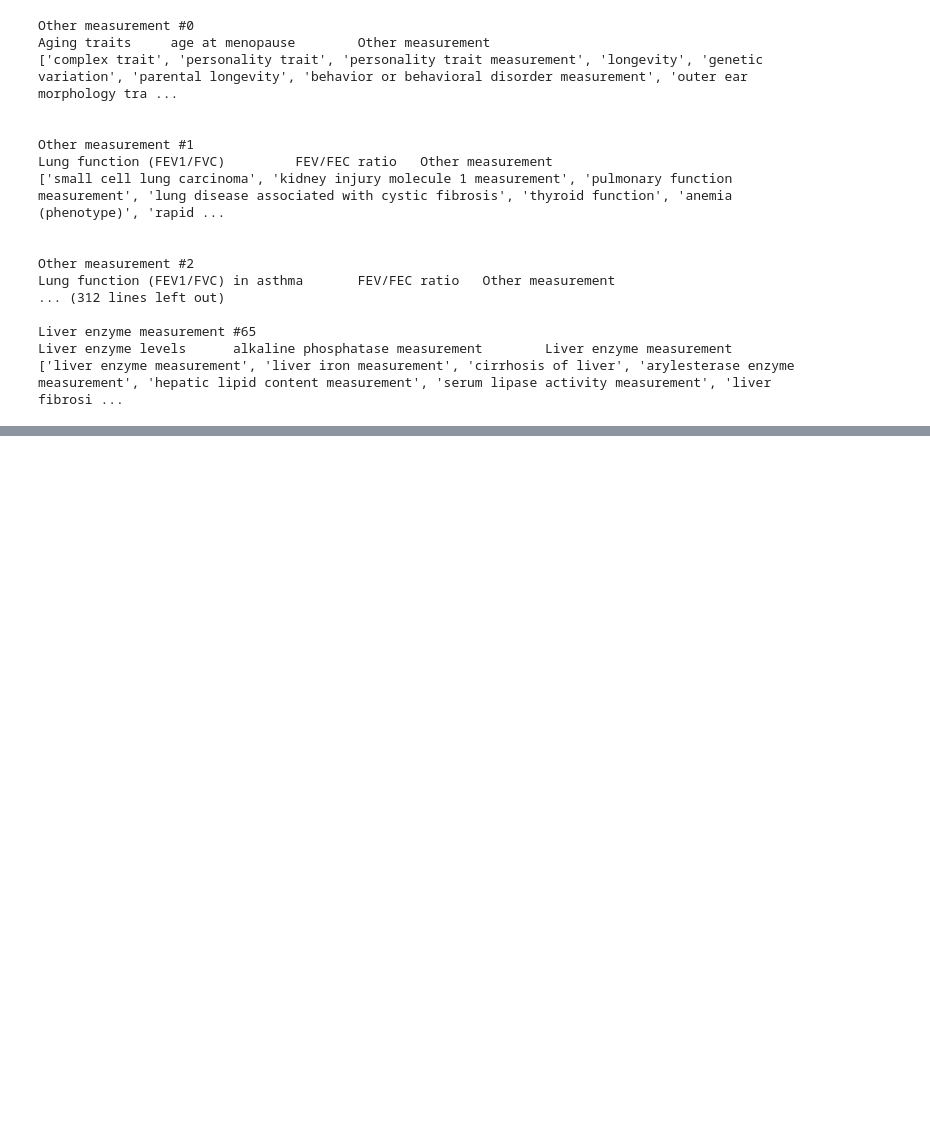
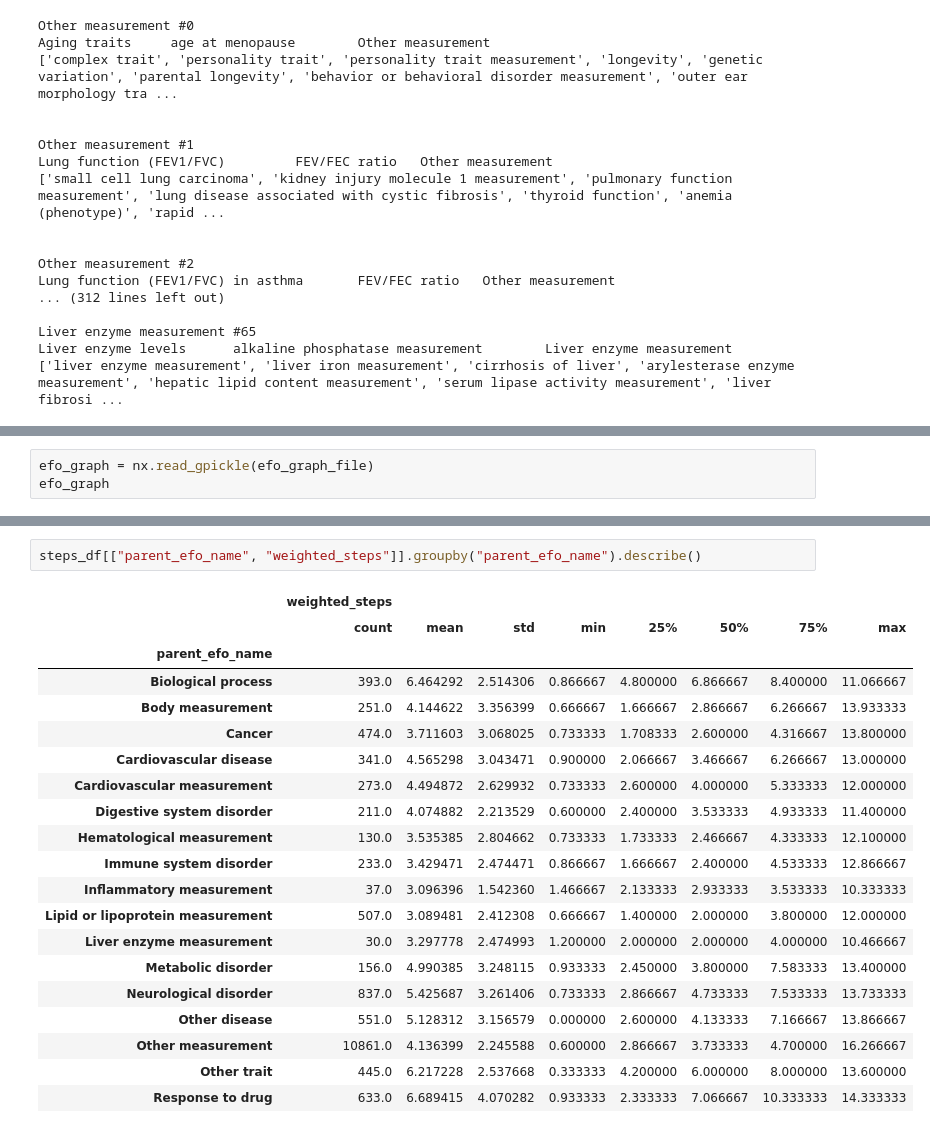
Before and after one commit to MRCIEU/epigraphdb_neural, a Jupyter notebook: processing/notebooks/benchmark-main.ipynb, the cells around one changed output, grey strips where cells are left out. Saved outputs shown, nothing was run; the diff lists cells and outputs as text; blank space fills up the shorter version.

```diff
--- a/processing/notebooks/benchmark-main.ipynb
+++ b/processing/notebooks/benchmark-main.ipynb
@@ -597,0 +620,3 @@ TODO
+# %%
+efo_graph = nx.read_gpickle(efo_graph_file)
+efo_graph
@@ -597,0 +772,23 @@ TODO
+# %%
+steps_df[["parent_efo_name", "weighted_steps"]].groupby("parent_efo_name").describe()
+# %% [output]
+|  | weighted_steps |  |  |  |  |  |  |  |
+|  | count | mean | std | min | 25% | 50% | 75% | max |
+| parent_efo_name |  |  |  |  |  |  |  |  |
+| Biological process | 393.0 | 6.464292 | 2.514306 | 0.866667 | 4.800000 | 6.866667 | 8.400000 | 11.066667 |
+| Body measurement | 251.0 | 4.144622 | 3.356399 | 0.666667 | 1.666667 | 2.866667 | 6.266667 | 13.933333 |
+| Cancer | 474.0 | 3.711603 | 3.068025 | 0.733333 | 1.708333 | 2.600000 | 4.316667 | 13.800000 |
+| Cardiovascular disease | 341.0 | 4.565298 | 3.043471 | 0.900000 | 2.066667 | 3.466667 | 6.266667 | 13.000000 |
+| Cardiovascular measurement | 273.0 | 4.494872 | 2.629932 | 0.733333 | 2.600000 | 4.000000 | 5.333333 | 12.000000 |
+| Digestive system disorder | 211.0 | 4.074882 | 2.213529 | 0.600000 | 2.400000 | 3.533333 | 4.933333 | 11.400000 |
+| Hematological measurement | 130.0 | 3.535385 | 2.804662 | 0.733333 | 1.733333 | 2.466667 | 4.333333 | 12.100000 |
+| Immune system disorder | 233.0 | 3.429471 | 2.474471 | 0.866667 | 1.666667 | 2.400000 | 4.533333 | 12.866667 |
+| Inflammatory measurement | 37.0 | 3.096396 | 1.542360 | 1.466667 | 2.133333 | 2.933333 | 3.533333 | 10.333333 |
+| Lipid or lipoprotein measurement | 507.0 | 3.089481 | 2.412308 | 0.666667 | 1.400000 | 2.000000 | 3.800000 | 12.000000 |
+| Liver enzyme measurement | 30.0 | 3.297778 | 2.474993 | 1.200000 | 2.000000 | 2.000000 | 4.000000 | 10.466667 |
+| Metabolic disorder | 156.0 | 4.990385 | 3.248115 | 0.933333 | 2.450000 | 3.800000 | 7.583333 | 13.400000 |
+| Neurological disorder | 837.0 | 5.425687 | 3.261406 | 0.733333 | 2.866667 | 4.733333 | 7.533333 | 13.733333 |
+| Other disease | 551.0 | 5.128312 | 3.156579 | 0.000000 | 2.600000 | 4.133333 | 7.166667 | 13.866667 |
+| Other measurement | 10861.0 | 4.136399 | 2.245588 | 0.600000 | 2.866667 | 3.733333 | 4.700000 | 16.266667 |
+| Other trait | 445.0 | 6.217228 | 2.537668 | 0.333333 | 4.200000 | 6.000000 | 8.000000 | 13.600000 |
+| Response to drug | 633.0 | 6.689415 | 4.070282 | 0.933333 | 2.333333 | 7.066667 | 10.333333 | 14.333333 |
```
Also changed, not shown: parts of 14 cells of this notebook.
